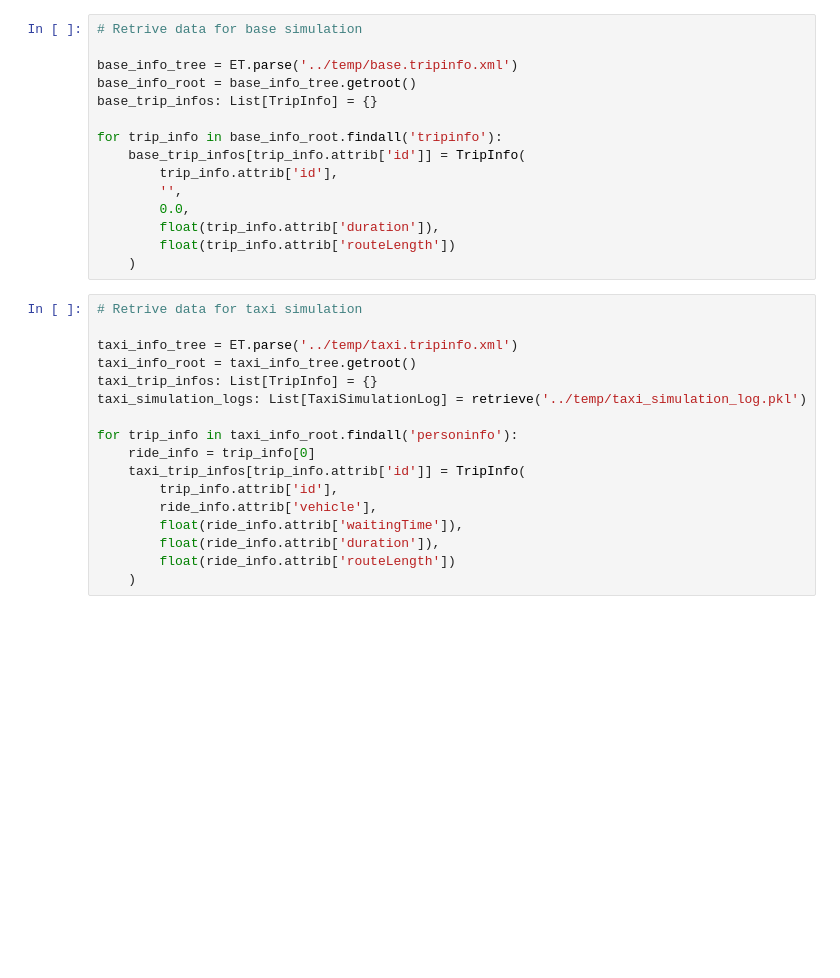
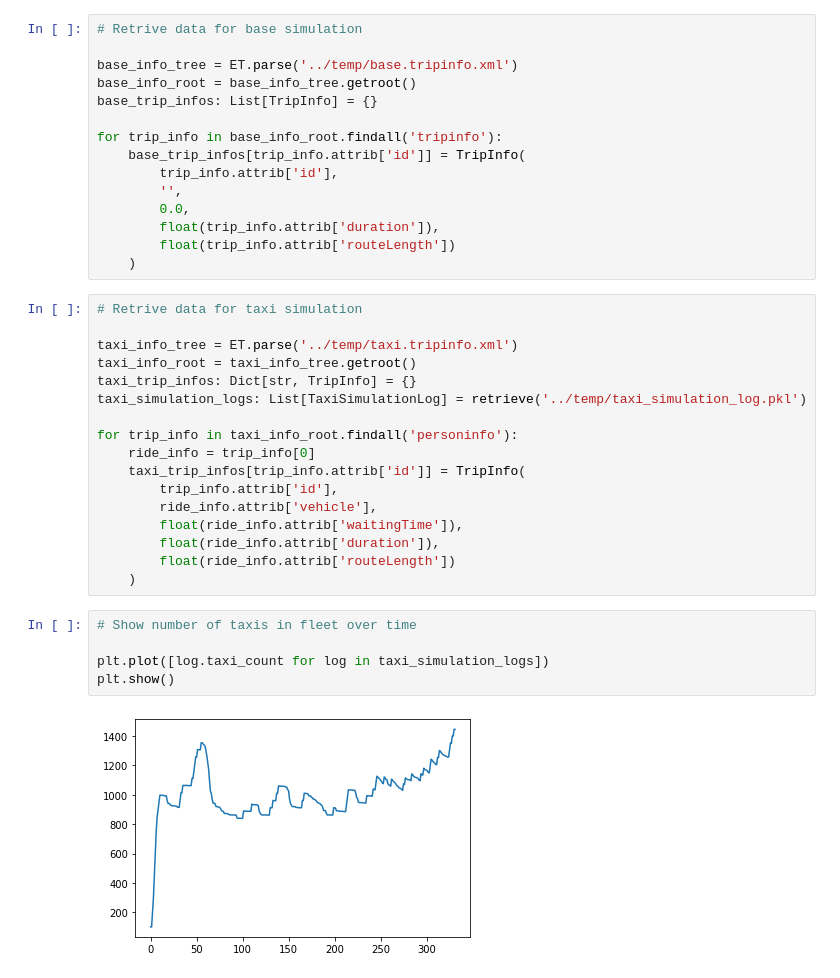
Before and after one commit to Oliver-Redeyoff/simulating_robotaxis, a Jupyter notebook: src/report.ipynb, the cells around one changed output. Cells and saved outputs as stored; diff of their text form; blank space fills up the shorter version.

Commit message:
Fixed issue with taxi simulation, added wrapper script, and added some more graph constructing to report.ipynb

```diff
--- a/src/report.ipynb
+++ b/src/report.ipynb
@@ -27,7 +29,7 @@ for trip_info in base_info_root.findall('tripinfo'):
 
 taxi_info_tree = ET.parse('../temp/taxi.tripinfo.xml')
 taxi_info_root = taxi_info_tree.getroot()
-taxi_trip_infos: List[TripInfo] = {}
+taxi_trip_infos: Dict[str, TripInfo] = {}
 taxi_simulation_logs: List[TaxiSimulationLog] = retrieve('../temp/taxi_simulation_log.pkl')
 
 for trip_info in taxi_info_root.findall('personinfo'):
@@ -39,3 +41,10 @@ for trip_info in taxi_info_root.findall('personinfo'):
         float(ride_info.attrib['duration']),
         float(ride_info.attrib['routeLength'])
     )
+# %%
+# Show number of taxis in fleet over time
+
+plt.plot([log.taxi_count for log in taxi_simulation_logs])
+plt.show()
+# %% [output]
+[figure, added]
```
Also changed, not shown: parts of 4 cells of this notebook, 5 other files.
